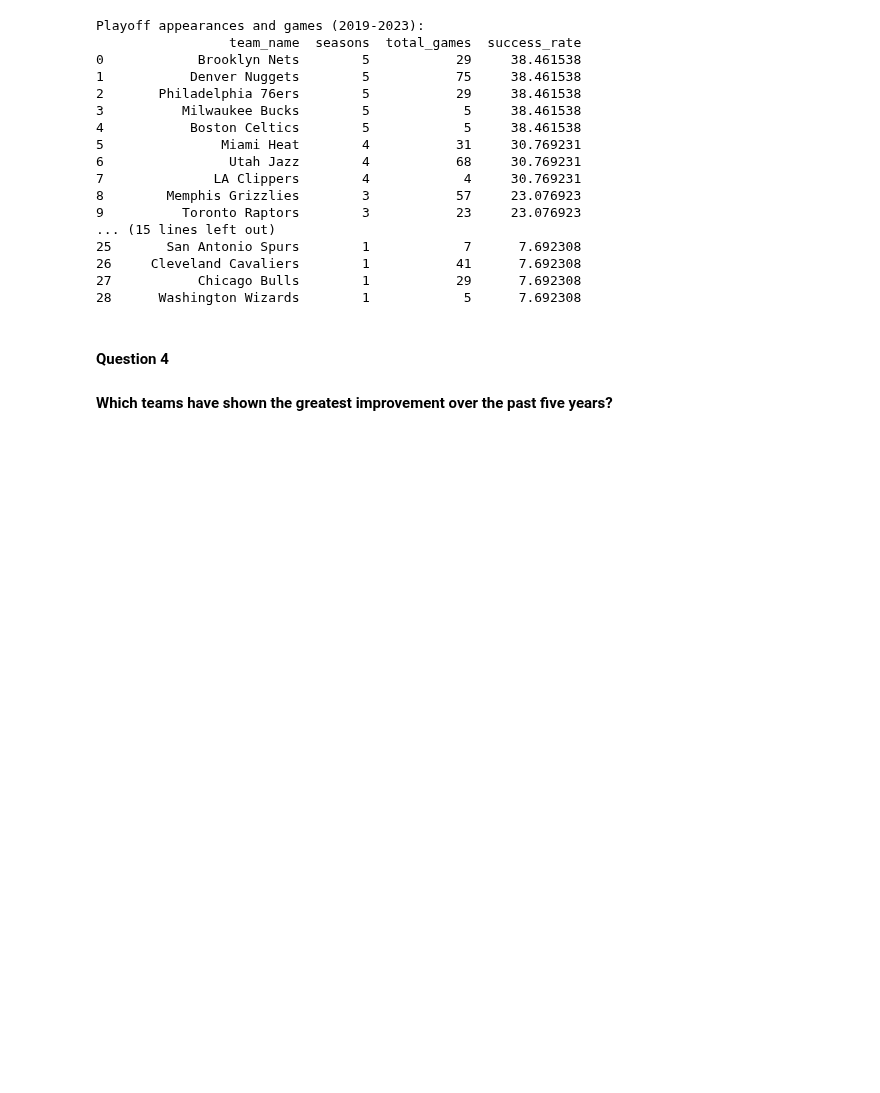
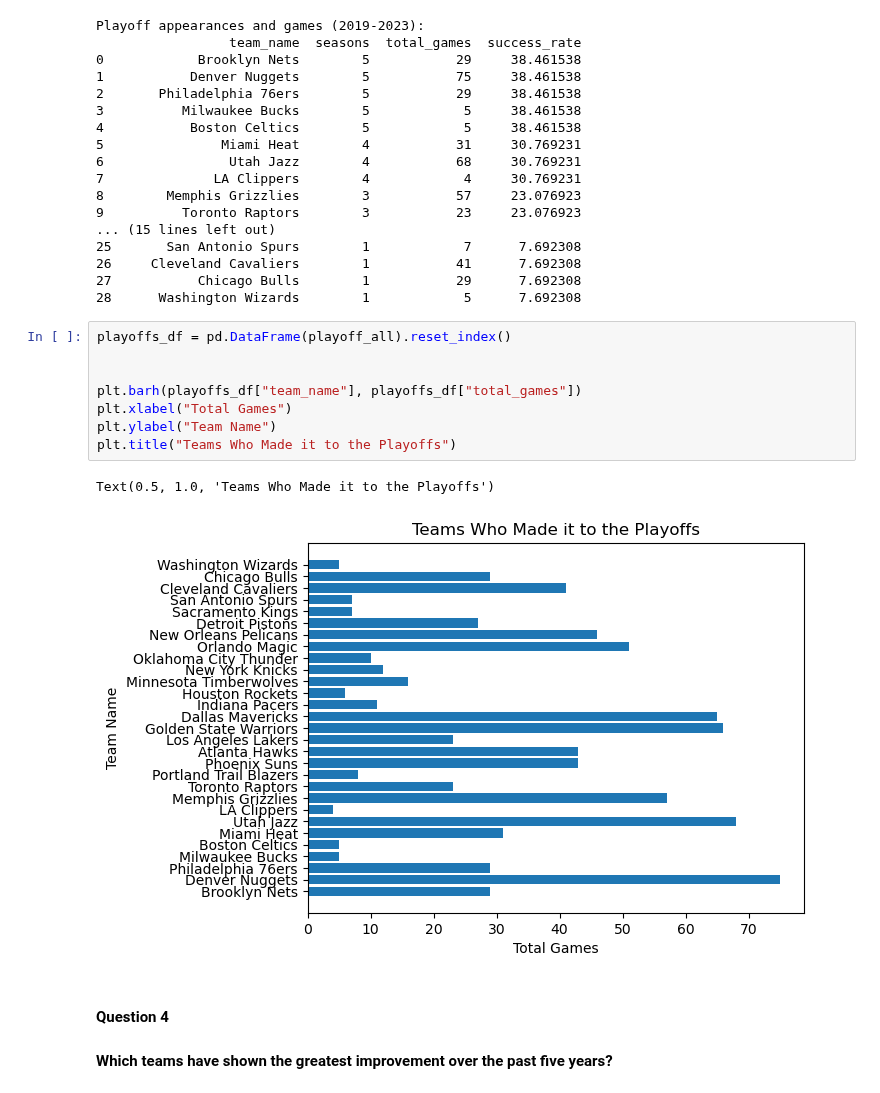
Before and after one commit to thezachdrake/UMD-INST627-Fall2024, a Jupyter notebook: online.ipynb, the cells around one changed output. Drawn from its saved outputs; the diff is of its cells as text; blank space fills up the shorter version.

```diff
--- a/online.ipynb
+++ b/online.ipynb
@@ -264,6 +268,17 @@ Playoff appearances and games (2019-2023):
 26     Cleveland Cavaliers        1           41      7.692308
 27           Chicago Bulls        1           29      7.692308
 28      Washington Wizards        1            5      7.692308
+# %%
+playoffs_df = pd.DataFrame(playoff_all).reset_index()
+
+
+plt.barh(playoffs_df["team_name"], playoffs_df["total_games"])
+plt.xlabel("Total Games")
+plt.ylabel("Team Name")
+plt.title("Teams Who Made it to the Playoffs")
+# %% [output]
+Text(0.5, 1.0, 'Teams Who Made it to the Playoffs')
+[figure, added]
 # %% [markdown]
 #### Question 4
 #### Which teams have shown the greatest improvement over the past five years?
```
Also changed, not shown: parts of 5 cells of this notebook.
